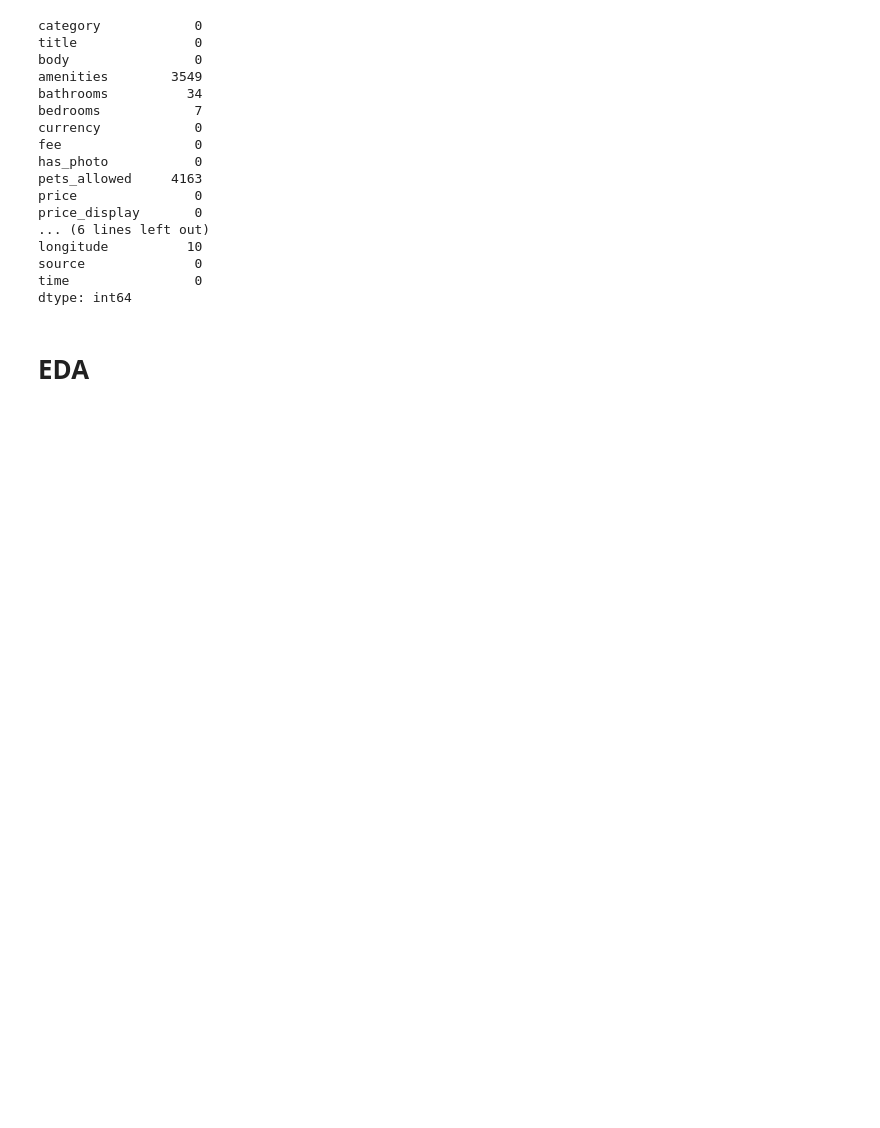
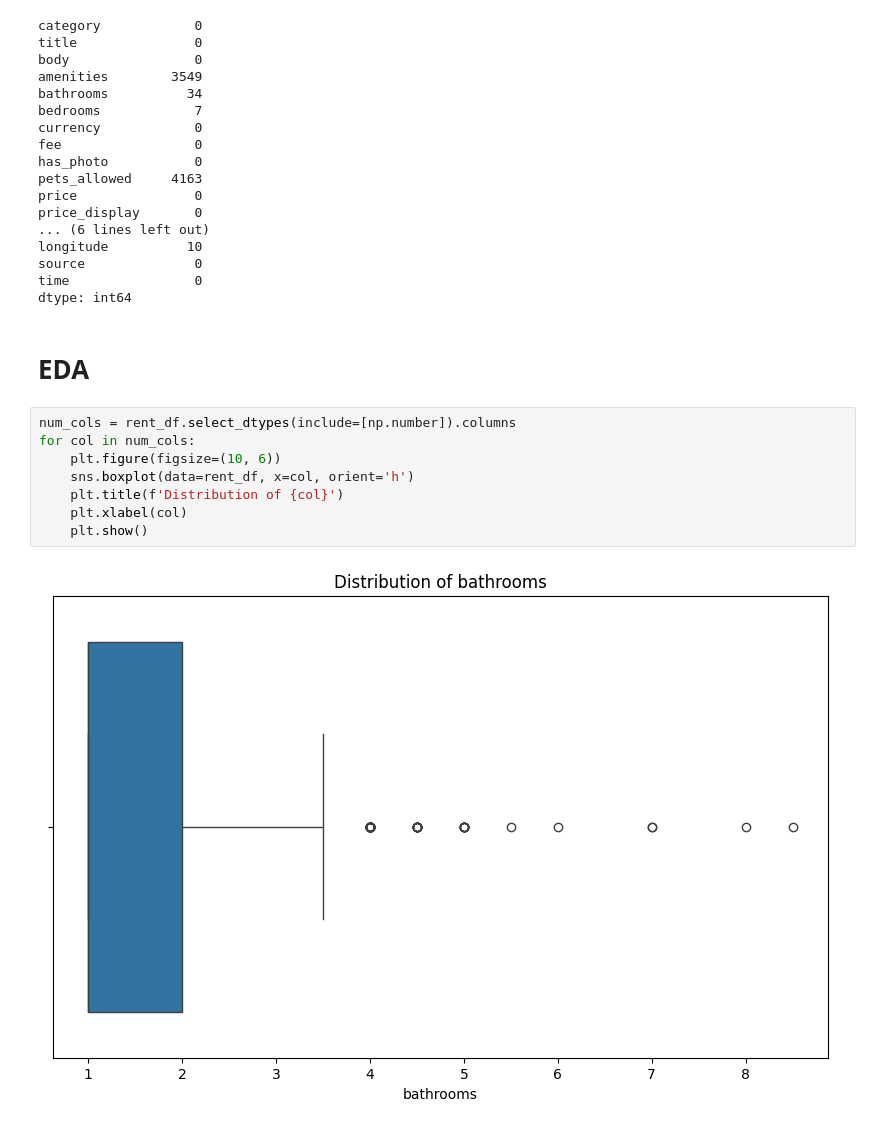
Before and after one commit to Clem-prog/AFL2-ML, a Jupyter notebook: AFL2_ML.ipynb, the cells around one changed output. Cells and saved outputs as stored; diff of their text form; blank space fills up the shorter version.

```diff
--- a/AFL2_ML.ipynb
+++ b/AFL2_ML.ipynb
@@ -54,3 +74,13 @@ time                0
 dtype: int64
 # %% [markdown]
 # EDA
+# %%
+num_cols = rent_df.select_dtypes(include=[np.number]).columns
+for col in num_cols:
+    plt.figure(figsize=(10, 6))
+    sns.boxplot(data=rent_df, x=col, orient='h')
+    plt.title(f'Distribution of {col}')
+    plt.xlabel(col)
+    plt.show()
+# %% [output]
+[figure, added]
```
Also changed, not shown: parts of 2 cells of this notebook.
